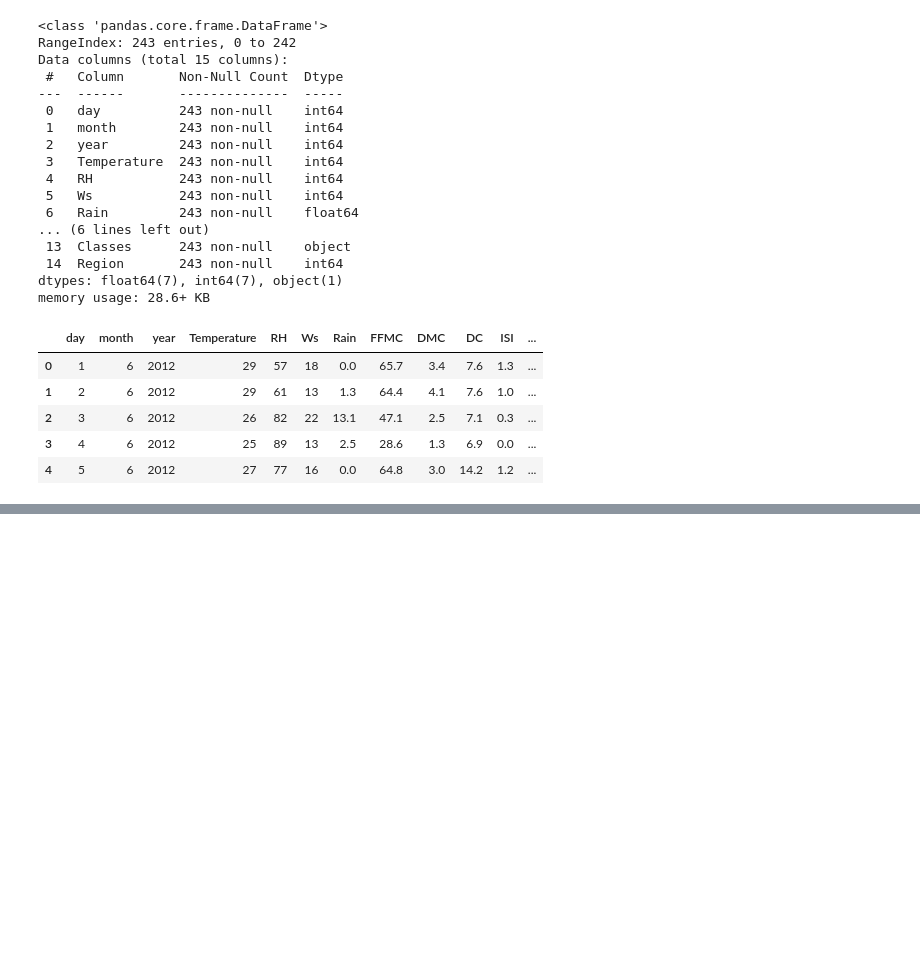
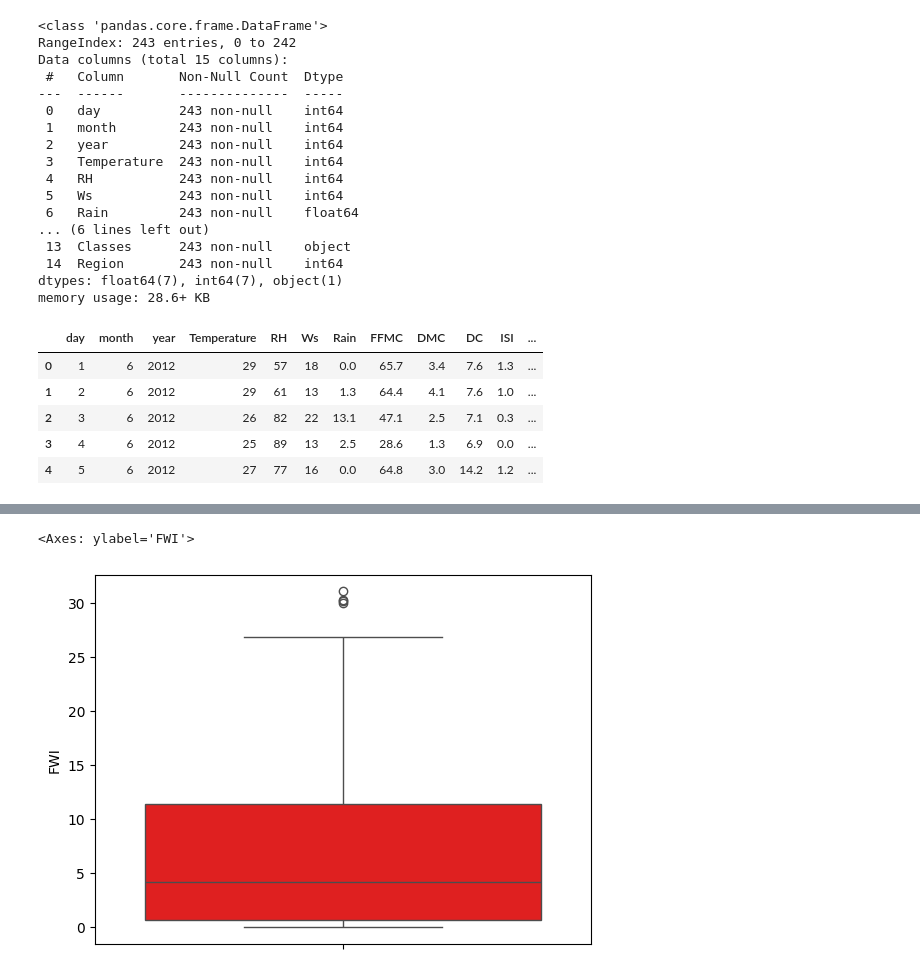
Before and after one commit to Ganglet/Algerian-Forest-Fire-Model, a Jupyter notebook: Forest_Fire.ipynb, the cells around one changed output, grey strips where cells are left out. Saved outputs shown, nothing was run; the diff lists cells and outputs as text; code cells hidden in the pictures; blank space fills up the shorter version.

```diff
--- a/Forest_Fire.ipynb
+++ b/Forest_Fire.ipynb
@@ -253,0 +337,5 @@ df.describe()
+# %%
+sns.boxplot(df_copy['FWI'],color='red')
+# %% [output]
+<Axes: ylabel='FWI'>
+[figure, added]
```
Also changed, not shown: parts of 21 cells of this notebook, 1 other file.
